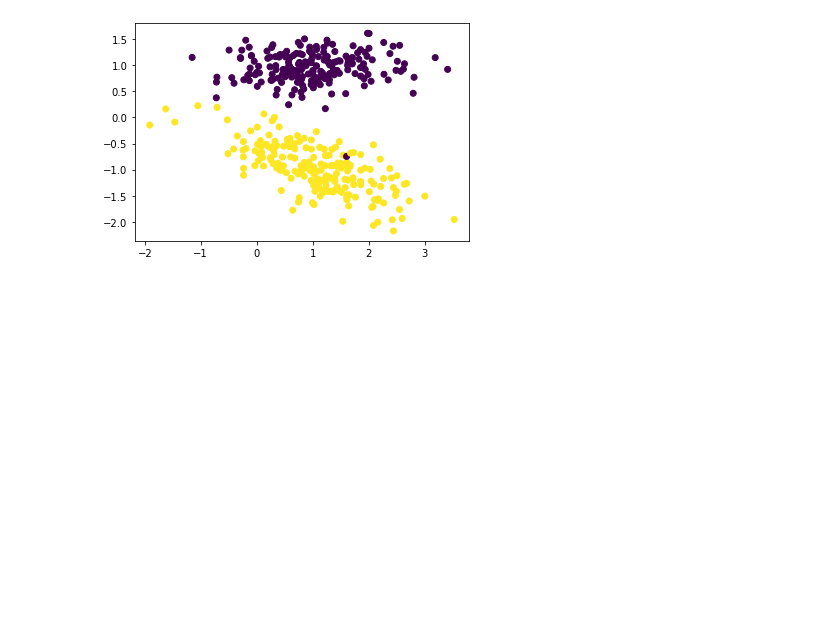
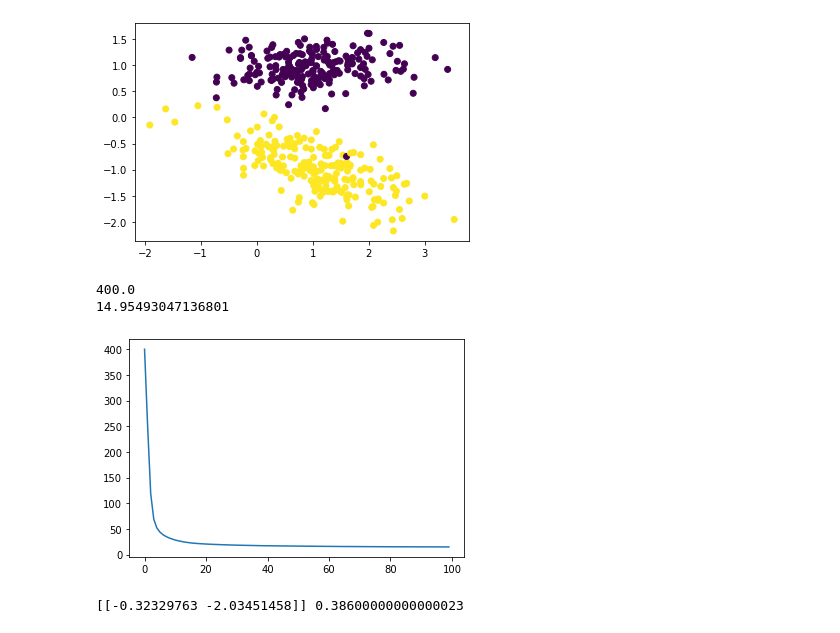
Before and after one commit to ShubhikaBhardwaj/Machine-Learning-Algorithm, a Jupyter notebook: ML/SVM-Support Vector Machines/SVM.ipynb, the cells around one changed output. Cells and saved outputs as stored; diff of their text form; code cells hidden in the pictures; blank space fills up the shorter version.

```diff
--- a/ML/SVM-Support Vector Machines/SVM.ipynb
+++ b/ML/SVM-Support Vector Machines/SVM.ipynb
@@ -16,3 +16,7 @@ import numpy as np
 from sklearn.datasets import make_classification
 # %%
 X,Y=make_classification(n_classes=2,n_samples=400,n_clusters_per_class=1,n_features=2,n_informative=2,n_redundant=0,random_state=3)
+# %%
+# Convert our Y-Labels into {1,-1}
+Y[Y==0] = -1 #Broadcasting
+print(Y)
@@ -95,3 +117,22 @@ class SVM:
         self.W = W
         self.b = bias
         return W,bias,losses
+# %%
+mySVM = SVM(C=1)
+W,b,losses = mySVM.fit(X,Y,maxItr=100)
+print(losses[0])
+print(losses[-1])
+# %% [output]
+400.0
+14.95493047136801
+# %%
+plt.plot(losses)
+plt.show()
+# %% [output]
+[figure, added]
+# %%
+
+W,B = mySVM.W,mySVM.b
+print(W,B)
+# %% [output]
+[[-0.32329763 -2.03451458]] 0.38600000000000023
```
Also changed, not shown: parts of 8 cells of this notebook.
